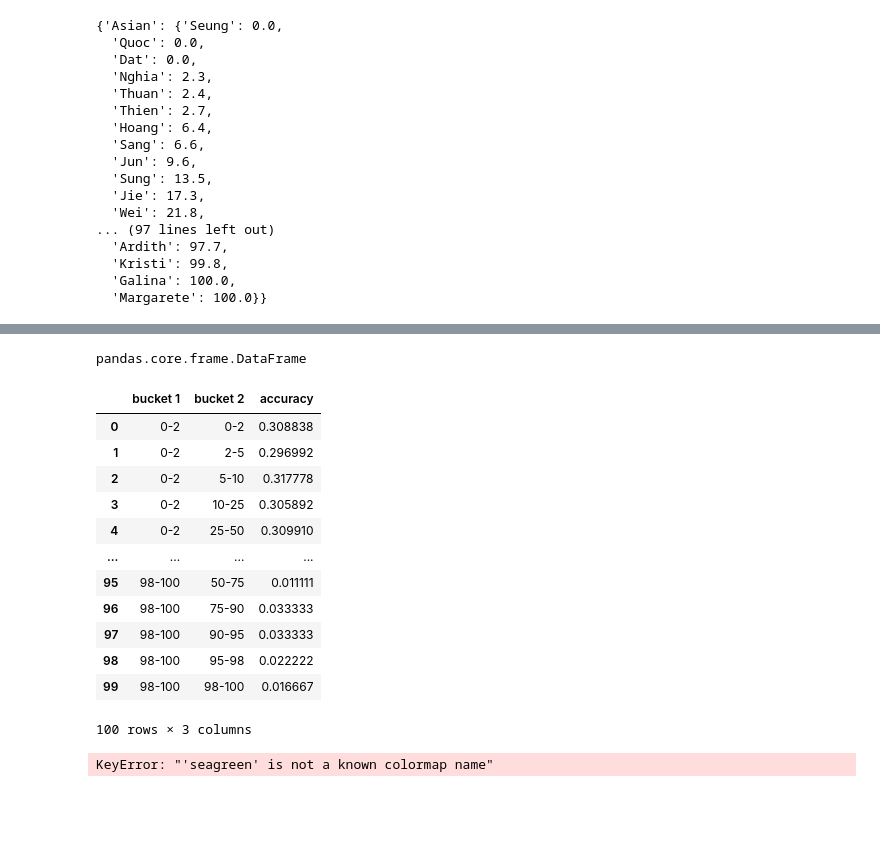
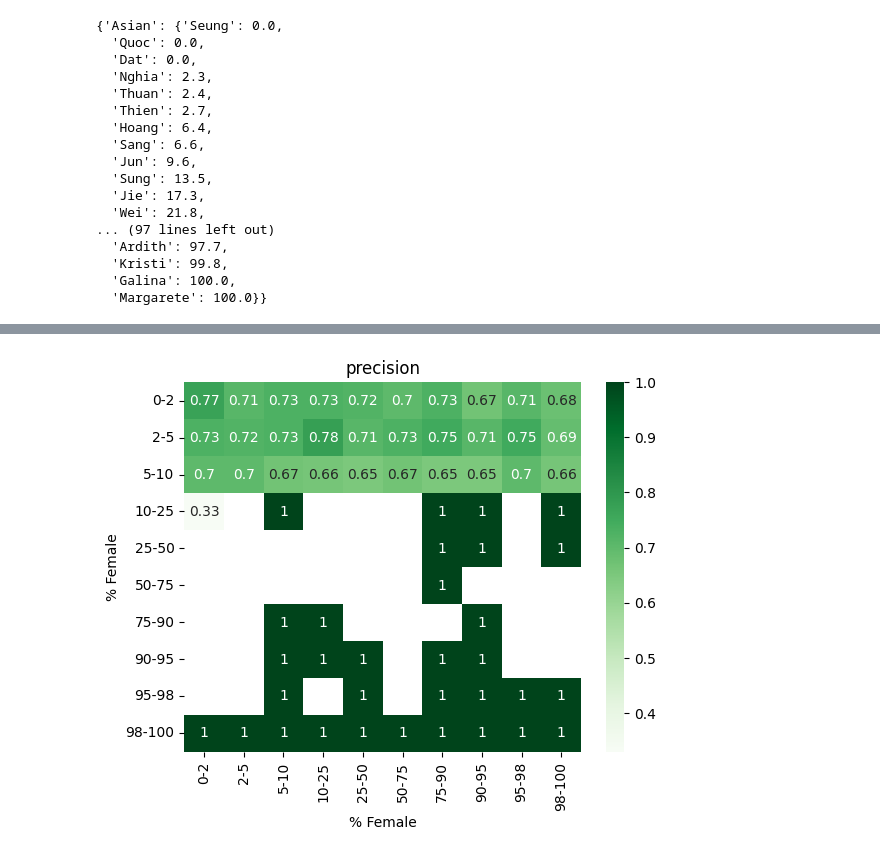
Before and after one commit to clarisw/517-final-project, a Jupyter notebook: generate_heatmaps.ipynb, the cells around one changed output, grey strips where cells are left out. Saved outputs shown, nothing was run; the diff lists cells and outputs as text; code cells hidden in the pictures; blank space fills up the shorter version.

Commit message:
complete heatmap notebook

```diff
--- a/generate_heatmaps.ipynb
+++ b/generate_heatmaps.ipynb
@@ -102,29 +86,21 @@ results_df
 # %%
-grouped_df = results_df.groupby(by=["bucket 1", "bucket 2"], as_index=False)["accuracy"].mean()
+# grouped_df = results_df.groupby(by=["bucket 1", "bucket 2"], as_index=False)["accuracy"].mean()
+grouped_df = results_df.groupby(by=["race", "bucket 1", "bucket 2"], as_index=False)[["tp","tn","fp","fn","total"]].sum()
-# %%
-type(grouped_df)
-# %% [output]
-pandas.core.frame.DataFrame
 # %%
-grouped_df
+grouped_df["precision"] = (grouped_df["tp"] / (grouped_df["tp"] + grouped_df["fp"])).round(2)
+grouped_df["accuracy"] = ((grouped_df["tp"] + grouped_df["tn"]) / grouped_df["total"]).round(2)
+grouped_df["recall"] = (grouped_df["tp"] / (grouped_df["tp"] + grouped_df["fn"])).round(2)
+grouped_df["f1"] = (2 * (grouped_df["precision"] * grouped_df["recall"]) / (grouped_df["precision"] + grouped_df["recall"])).round(2)
-# %% [output]
-|  | bucket 1 | bucket 2 | accuracy |
-| 0 | 0-2 | 0-2 | 0.308838 |
-| 1 | 0-2 | 2-5 | 0.296992 |
-| 2 | 0-2 | 5-10 | 0.317778 |
-| 3 | 0-2 | 10-25 | 0.305892 |
-| 4 | 0-2 | 25-50 | 0.309910 |
-| ... | ... | ... | ... |
-| 95 | 98-100 | 50-75 | 0.011111 |
-| 96 | 98-100 | 75-90 | 0.033333 |
-| 97 | 98-100 | 90-95 | 0.033333 |
-| 98 | 98-100 | 95-98 | 0.022222 |
-| 99 | 98-100 | 98-100 | 0.016667 |
-100 rows × 3 columns
-# %%
-heatmap_df = pd.pivot_table(grouped_df, values='accuracy', index='bucket 1',
-                       columns='bucket 2', aggfunc="mean")
-# %%
-sns.heatmap(data=heatmap_df, ligh="seagreen")
-# %% [output]
-KeyError: "'seagreen' is not a known colormap name"
+# %%
+def generate_heatmap(df, value):
+    heatmap_df = pd.pivot_table(grouped_df, values=value, index='bucket 1',
+                       columns='bucket 2')
+    cmap = sns.light_palette("seagreen", as_cmap=True)
+    ax = sns.heatmap(data=heatmap_df, cmap="Greens", annot=True)
+    ax.set_xlabel("% Female")
+    ax.set_ylabel("% Female")
+    ax.set_title(value)
+# %%
+generate_heatmap(grouped_df, "precision")
+# %% [output]
+[figure, added]
```
Also changed, not shown: parts of 6 cells of this notebook.
